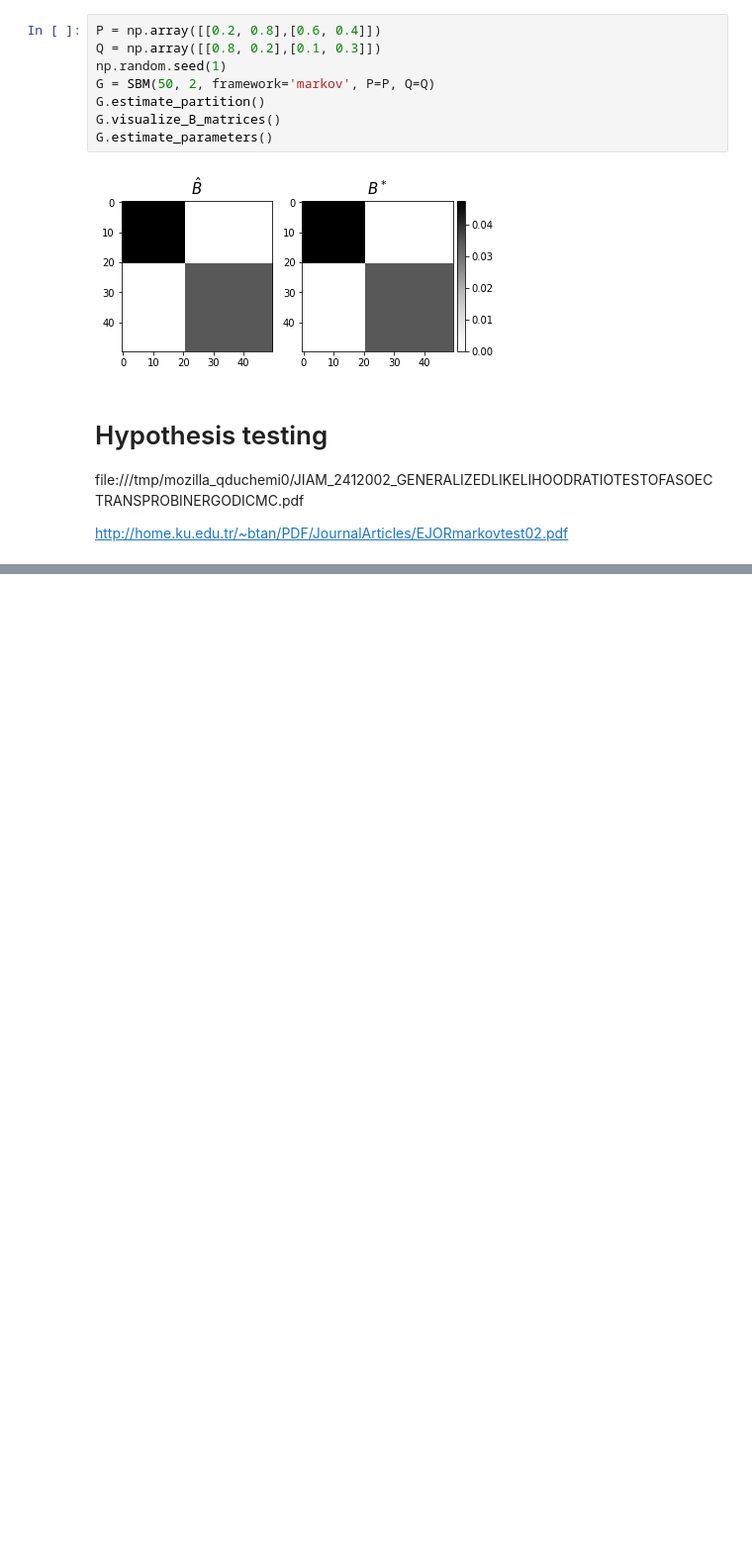
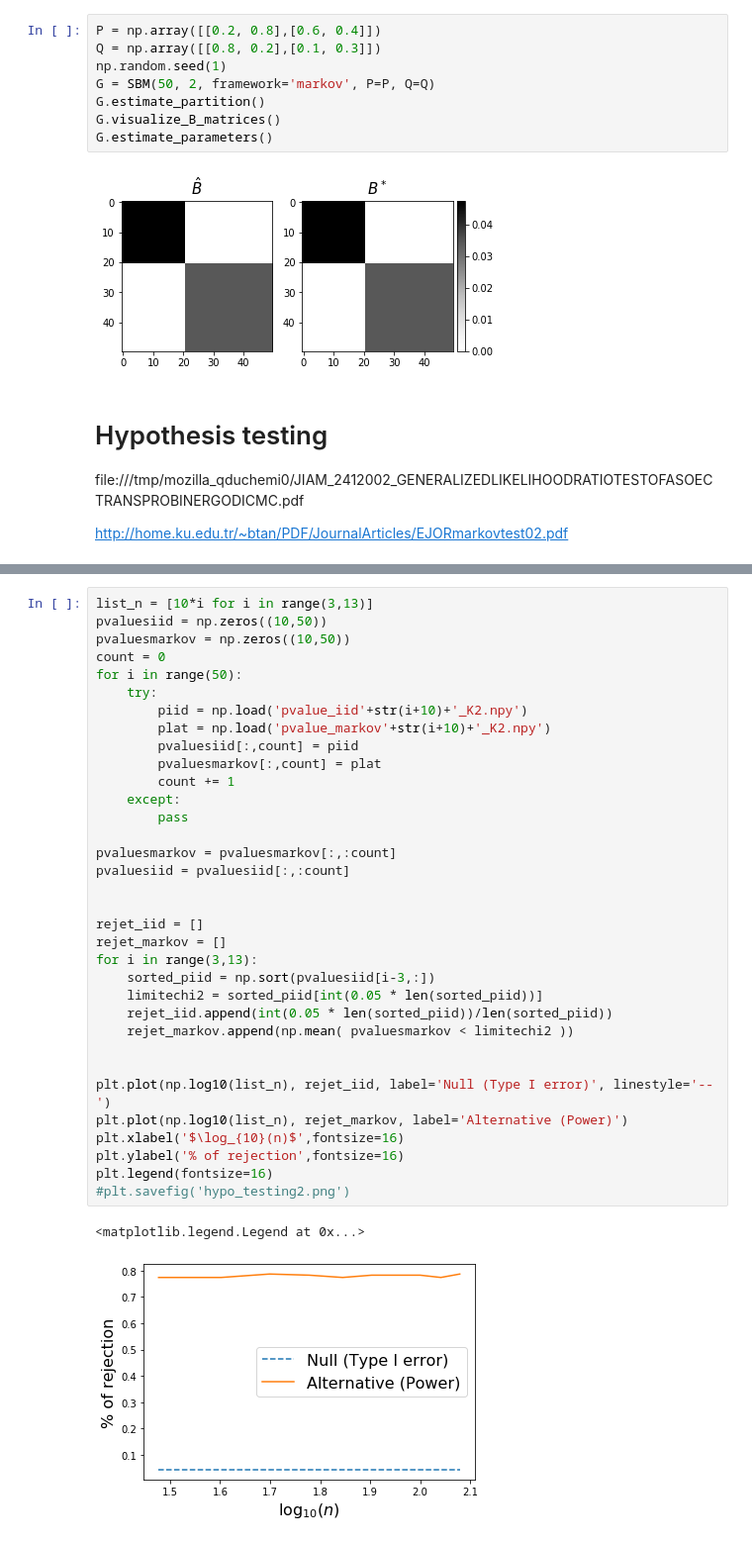
Before and after one commit to quentin-duchemin/inference-markovian-SBM, a Jupyter notebook: experiments_markovian_SBM.ipynb, the cells around one changed output, grey strips where cells are left out. Shown at 99% size. Cells and saved outputs as stored; diff of their text form; blank space fills up the shorter version.

```diff
--- a/experiments_markovian_SBM.ipynb
+++ b/experiments_markovian_SBM.ipynb
@@ -362,0 +433,37 @@ for ind,n in enumerate(list_n):
+# %%
+list_n = [10*i for i in range(3,13)]
+pvaluesiid = np.zeros((10,50))
+pvaluesmarkov = np.zeros((10,50))
+count = 0
+for i in range(50):
+    try:
+        piid = np.load('pvalue_iid'+str(i+10)+'_K2.npy')
+        plat = np.load('pvalue_markov'+str(i+10)+'_K2.npy')
+        pvaluesiid[:,count] = piid
+        pvaluesmarkov[:,count] = plat
+        count += 1
+    except:
+        pass
+
+pvaluesmarkov = pvaluesmarkov[:,:count]
+pvaluesiid = pvaluesiid[:,:count]
+
+
+rejet_iid = []
+rejet_markov = []
+for i in range(3,13):
+    sorted_piid = np.sort(pvaluesiid[i-3,:])
+    limitechi2 = sorted_piid[int(0.05 * len(sorted_piid))]
+    rejet_iid.append(int(0.05 * len(sorted_piid))/len(sorted_piid))
+    rejet_markov.append(np.mean( pvaluesmarkov < limitechi2 ))
+
+
+plt.plot(np.log10(list_n), rejet_iid, label='Null (Type I error)', linestyle='--')
+plt.plot(np.log10(list_n), rejet_markov, label='Alternative (Power)')
+plt.xlabel('$\log_{10}(n)$',fontsize=16)
+plt.ylabel('% of rejection',fontsize=16)
+plt.legend(fontsize=16)
+#plt.savefig('hypo_testing2.png')
+# %% [output]
+<matplotlib.legend.Legend at 0x...>
+[figure, added]
```
Also changed, not shown: parts of 16 cells of this notebook, 4 other files.
